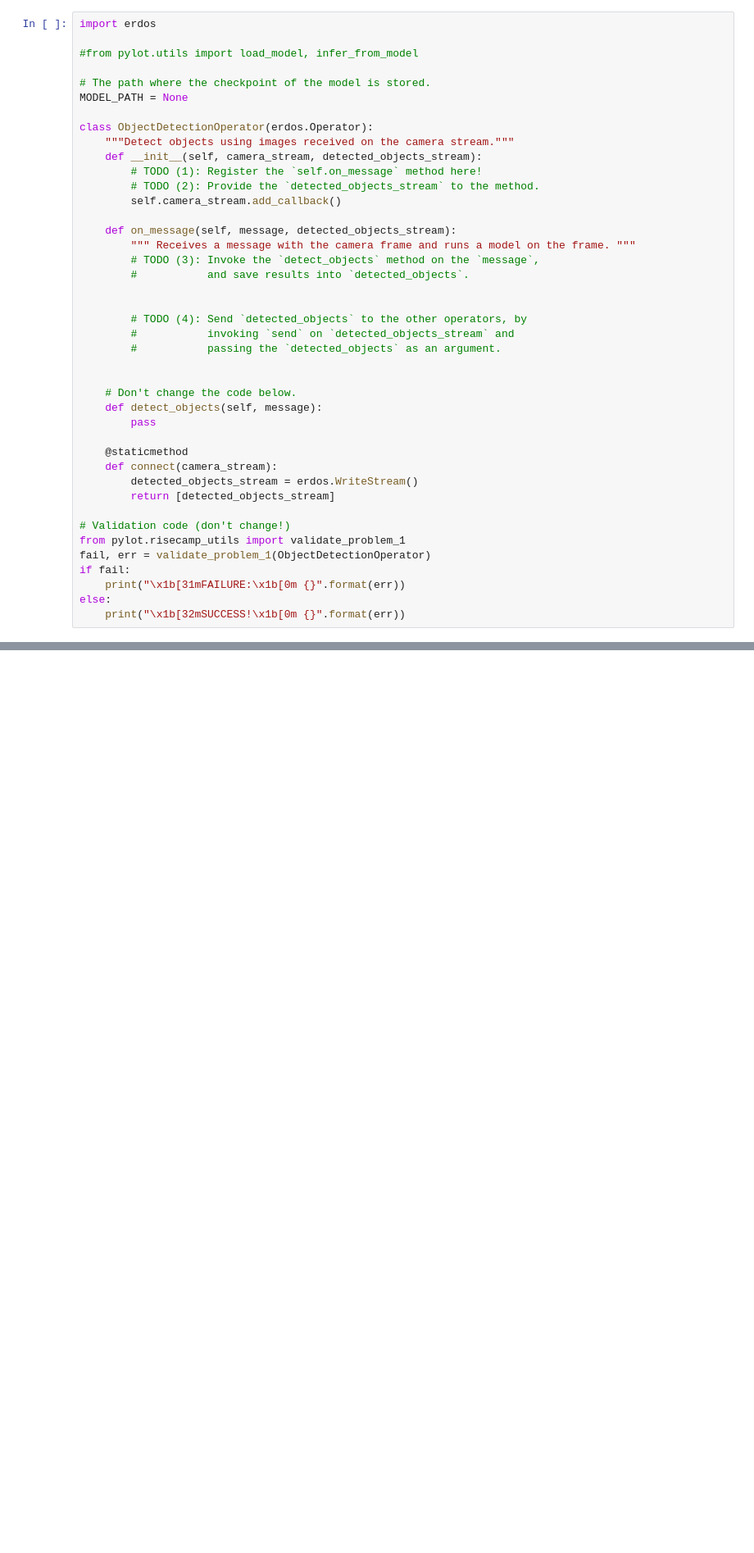
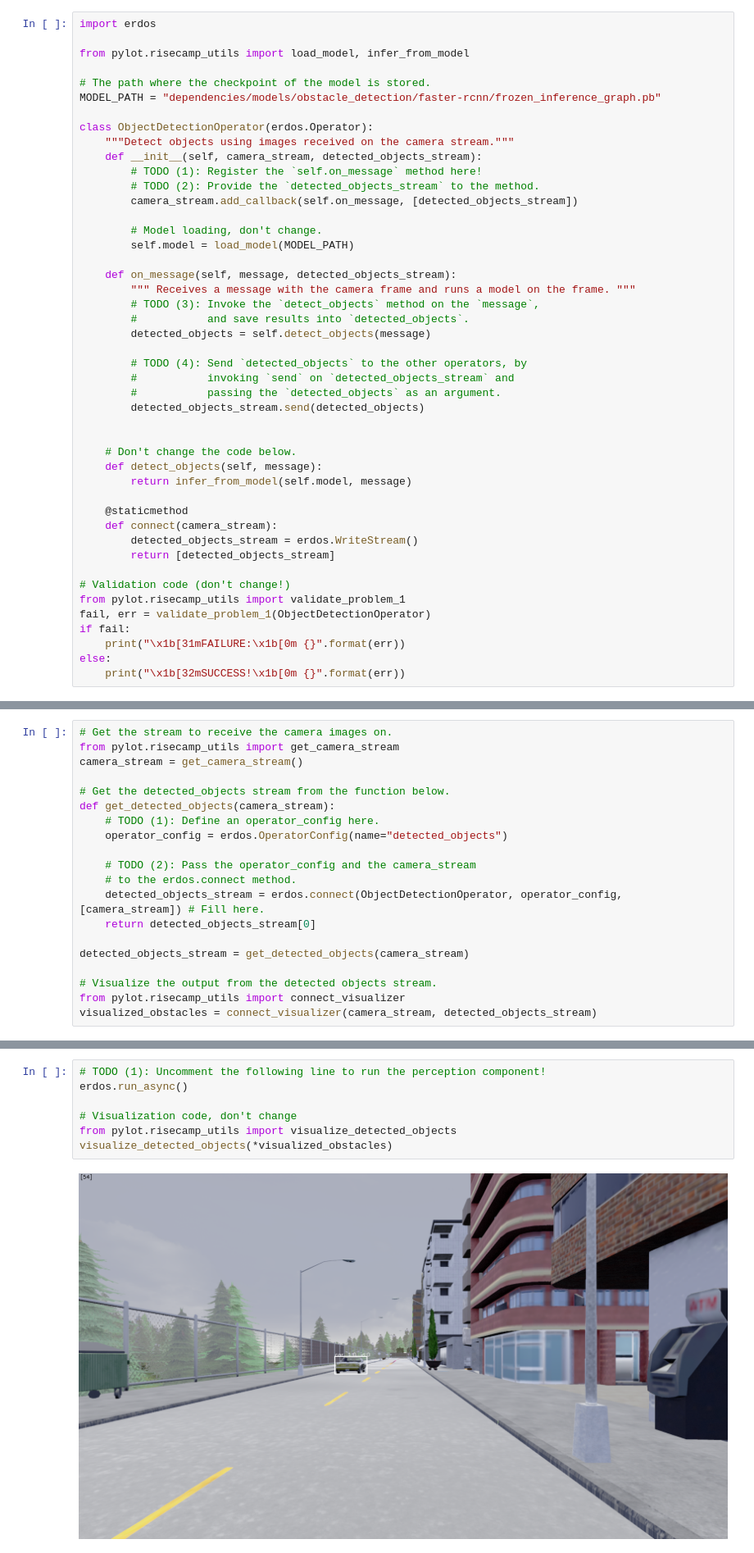
Before and after one commit to sukritkalra/pylot, a Jupyter notebook: ERDOS - RiseCamp '20.ipynb, the cells around one changed output, grey strips where cells are left out. Shown at 82% size. Saved outputs shown, nothing was run; the diff lists cells and outputs as text; blank space fills up the shorter version.

```diff
--- a/ERDOS - RiseCamp '20.ipynb
+++ b/ERDOS - RiseCamp '20.ipynb
@@ -78,32 +78,36 @@ We are now going to use the ERDOS API to implement an __*object detection*__ com
 # %%
 import erdos
 
-#from pylot.utils import load_model, infer_from_model
+from pylot.risecamp_utils import load_model, infer_from_model
 
 # The path where the checkpoint of the model is stored.
-MODEL_PATH = None
+MODEL_PATH = "dependencies/models/obstacle_detection/faster-rcnn/frozen_inference_graph.pb"
 
 class ObjectDetectionOperator(erdos.Operator):
     """Detect objects using images received on the camera stream."""
     def __init__(self, camera_stream, detected_objects_stream):
         # TODO (1): Register the `self.on_message` method here!
         # TODO (2): Provide the `detected_objects_stream` to the method.
-        self.camera_stream.add_callback()
+        camera_stream.add_callback(self.on_message, [detected_objects_stream])
+
+        # Model loading, don't change.
+        self.model = load_model(MODEL_PATH)
 
     def on_message(self, message, detected_objects_stream):
         """ Receives a message with the camera frame and runs a model on the frame. """
         # TODO (3): Invoke the `detect_objects` method on the `message`,
         #           and save results into `detected_objects`.
-
+        detected_objects = self.detect_objects(message)
 
         # TODO (4): Send `detected_objects` to the other operators, by
         #           invoking `send` on `detected_objects_stream` and
         #           passing the `detected_objects` as an argument.
+        detected_objects_stream.send(detected_objects)
 
 
     # Don't change the code below.
     def detect_objects(self, message):
-        pass
+        return infer_from_model(self.model, message)
 
     @staticmethod
     def connect(camera_stream):
@@ -160,0 +148,20 @@ help(a.split)
+# %%
+# Get the stream to receive the camera images on.
+from pylot.risecamp_utils import get_camera_stream
+camera_stream = get_camera_stream()
+
+# Get the detected_objects stream from the function below.
+def get_detected_objects(camera_stream):
+    # TODO (1): Define an operator_config here.
+    operator_config = erdos.OperatorConfig(name="detected_objects")
+
+    # TODO (2): Pass the operator_config and the camera_stream
+    # to the erdos.connect method.
+    detected_objects_stream = erdos.connect(ObjectDetectionOperator, operator_config, [camera_stream]) # Fill here.
+    return detected_objects_stream[0]
+
+detected_objects_stream = get_detected_objects(camera_stream)
+
+# Visualize the output from the detected objects stream.
+from pylot.risecamp_utils import connect_visualizer
+visualized_obstacles = connect_visualizer(camera_stream, detected_objects_stream)
@@ -160,0 +174,9 @@ help(a.split)
+# %%
+# TODO (1): Uncomment the following line to run the perception component!
+erdos.run_async()
+
+# Visualization code, don't change
+from pylot.risecamp_utils import visualize_detected_objects
+visualize_detected_objects(*visualized_obstacles)
+# %% [output]
+[figure, added]
```
Also changed, not shown: parts of 6 cells of this notebook, 1 other file.
